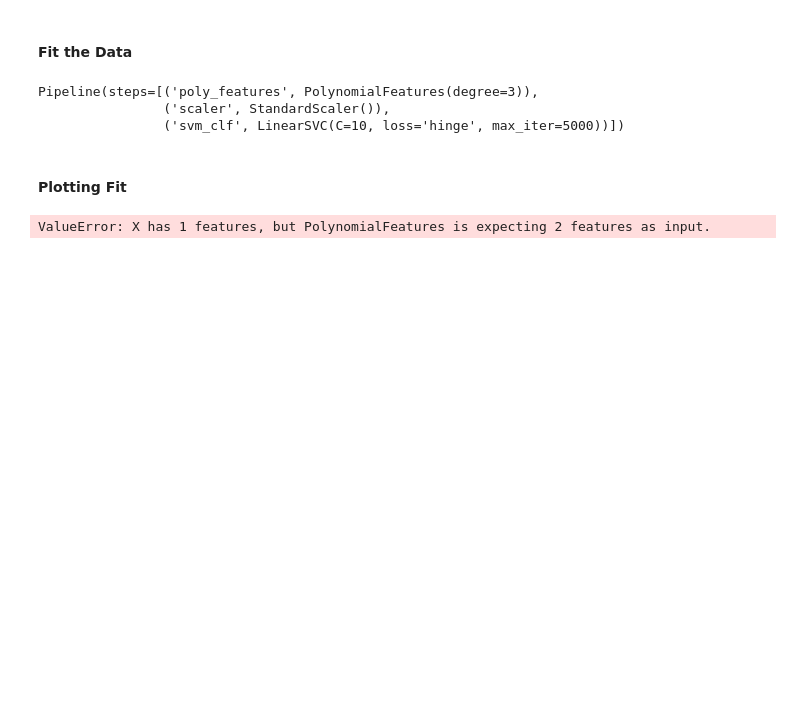
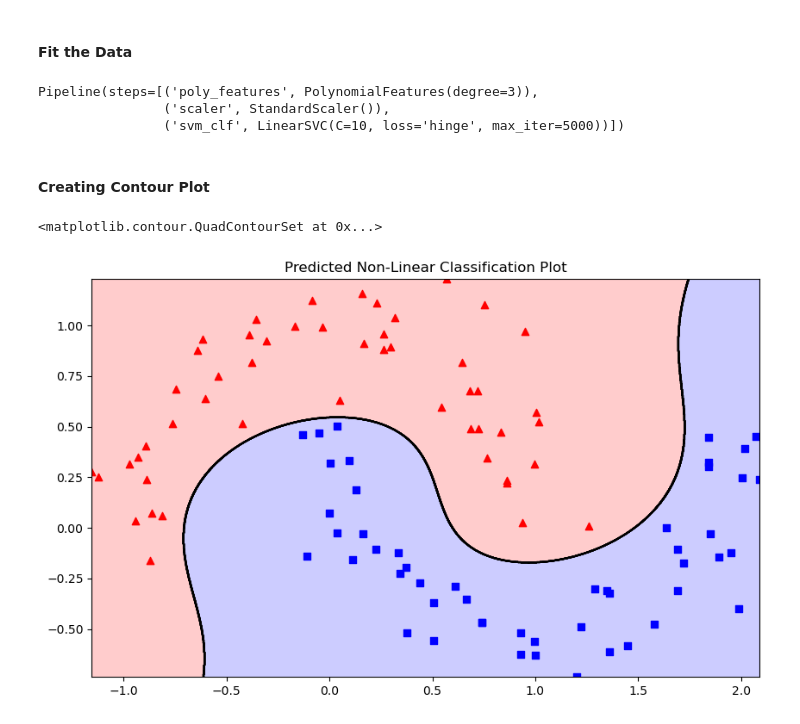
Before and after one commit to LilacOrchid/MachineLearningPractice, a Jupyter notebook: SVM Theory.ipynb, the cells around one changed output. Saved outputs shown, nothing was run; the diff lists cells and outputs as text; code cells hidden in the pictures; blank space fills up the shorter version.

```diff
--- a/SVM Theory.ipynb
+++ b/SVM Theory.ipynb
@@ -176,21 +177,22 @@ Pipeline(steps=[('poly_features', PolynomialFeatures(degree=3)),
                 ('scaler', StandardScaler()),
                 ('svm_clf', LinearSVC(C=10, loss='hinge', max_iter=5000))])
 # %% [markdown]
-#### Plotting Fit
+#### Creating Contour Plot
 # %%
-from sklearn.datasets import make_moons
-from sklearn.pipeline import Pipeline
-from sklearn.preprocessing import PolynomialFeatures
+gridx = np.linspace(np.min(X[:,0]),np.max(X[:,0]),2000)
+gridy = np.linspace(np.min(X[:,1]),np.max(X[:,1]),2000)
 
-fitx = np.linspace(-3, 3, 100).reshape(-1, 1)  # Reshape to 2D array
-fity = polynomial_svm_clf.predict(fitx)
+gridX,gridY = np.meshgrid(gridx,gridy) #get all possible combinations of x,y coord
+combos = np.stack((gridX.ravel(),gridY.ravel()),axis=1) #get all coordinate combos for pred
+predictions = polynomial_svm_clf.predict(combos)
+pred_matrix = predictions.reshape(gridX.shape)
 
-
-
-plt.figure(figsize=(16,9))
+plt.figure(figsize=(10,6))
+plt.title('Predicted Non-Linear Classification Plot')
 plt.scatter(X[y==0,0],X[y==0,1],color='r',marker='^')
 plt.scatter(X[y==1,0],X[y==1,1],color='b',marker='s')
-plt.plot(fitx,fity)
-plt.title('Moons Data Plot')
+plt.contour(gridx,gridy,pred_matrix,colors='black')
+plt.contourf(gridX, gridY, pred_matrix,levels=[-0.5,0.5,1.5],alpha=0.2, colors=['red', 'blue'])
 # %% [output]
-ValueError: X has 1 features, but PolynomialFeatures is expecting 2 features as input.
+<matplotlib.contour.QuadContourSet at 0x...>
+[figure, added]
```
Also changed, not shown: parts of 13 cells of this notebook.
